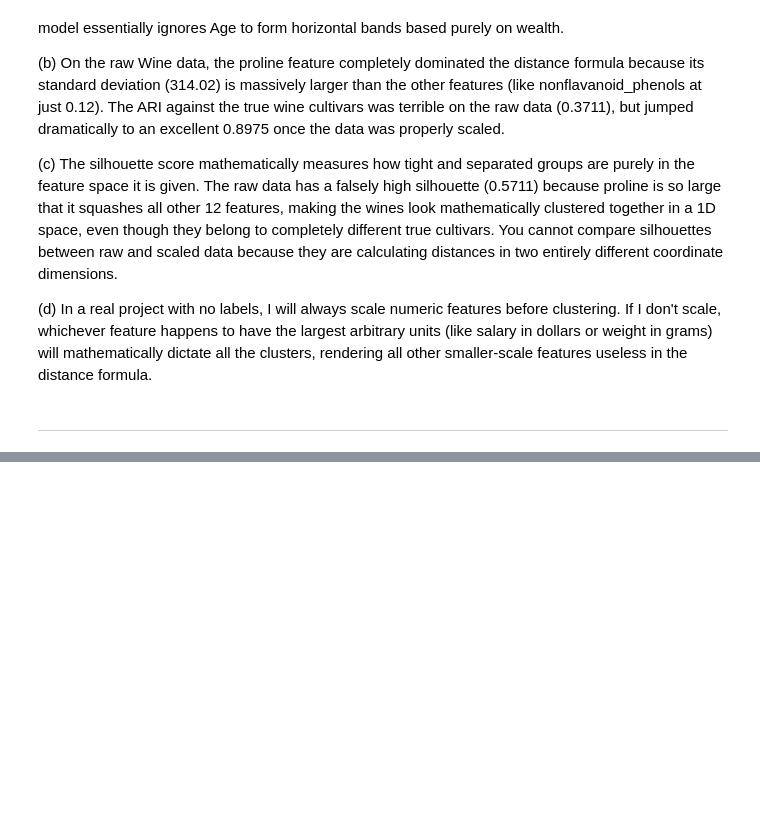
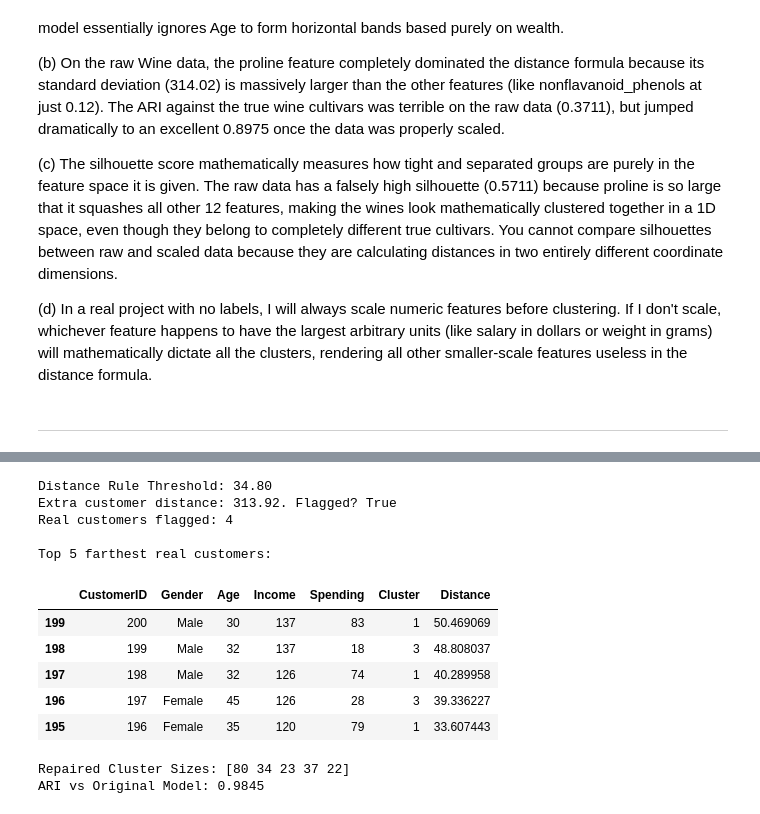
Before and after one commit to bahadurmalik82/customer-segmentation-kmeans, a Jupyter notebook: KMeans_Clustering.ipynb, the cells around one changed output, grey strips where cells are left out. Drawn from its saved outputs; the diff is of its cells as text; code cells hidden in the pictures; blank space fills up the shorter version.

```diff
--- a/KMeans_Clustering.ipynb
+++ b/KMeans_Clustering.ipynb
@@ -837,0 +925,44 @@ plt.show()
+# %%
+# Compute distances using the original model fitted on 200
+dists_200 = km_orig.transform(X2).min(axis=1)
+dist_extra = km_orig.transform([[400, 99]]).min()
+
+mean_dist = dists_200.mean()
+std_dist = dists_200.std()
+threshold = mean_dist + 3 * std_dist
+
+flagged_200 = dists_200 > threshold
+print(f"Distance Rule Threshold: {threshold:.2f}")
+print(f"Extra customer distance: {dist_extra:.2f}. Flagged? {dist_extra > threshold}")
+print(f"Real customers flagged: {flagged_200.sum()}")
+
+df_report = df.copy()
+df_report['Cluster'] = labels_orig
+df_report['Distance'] = dists_200
+print("\nTop 5 farthest real customers:")
+display(df_report.sort_values('Distance', ascending=False).head(5))
+
+# Repair
+X2_clean = X2[~flagged_200]
+km_clean = KMeans(n_clusters=5, n_init=10, random_state=SEED).fit(X2_clean)
+
+# Evaluate repair against original labels (excluding any flagged ones)
+labels_orig_clean = labels_orig[~flagged_200]
+ari_clean = adjusted_rand_score(labels_orig_clean, km_clean.labels_)
+
+print(f"\nRepaired Cluster Sizes: {np.bincount(km_clean.labels_)}")
+print(f"ARI vs Original Model: {ari_clean:.4f}")
+# %% [output]
+Distance Rule Threshold: 34.80
+Extra customer distance: 313.92. Flagged? True
+Real customers flagged: 4
+
+Top 5 farthest real customers:
+|  | CustomerID | Gender | Age | Income | Spending | Cluster | Distance |
+| 199 | 200 | Male | 30 | 137 | 83 | 1 | 50.469069 |
+| 198 | 199 | Male | 32 | 137 | 18 | 3 | 48.808037 |
+| 197 | 198 | Male | 32 | 126 | 74 | 1 | 40.289958 |
+| 196 | 197 | Female | 45 | 126 | 28 | 3 | 39.336227 |
+| 195 | 196 | Female | 35 | 120 | 79 | 1 | 33.607443 |
+Repaired Cluster Sizes: [80 34 23 37 22]
+ARI vs Original Model: 0.9845
```
Also changed, not shown: parts of 8 cells of this notebook.
